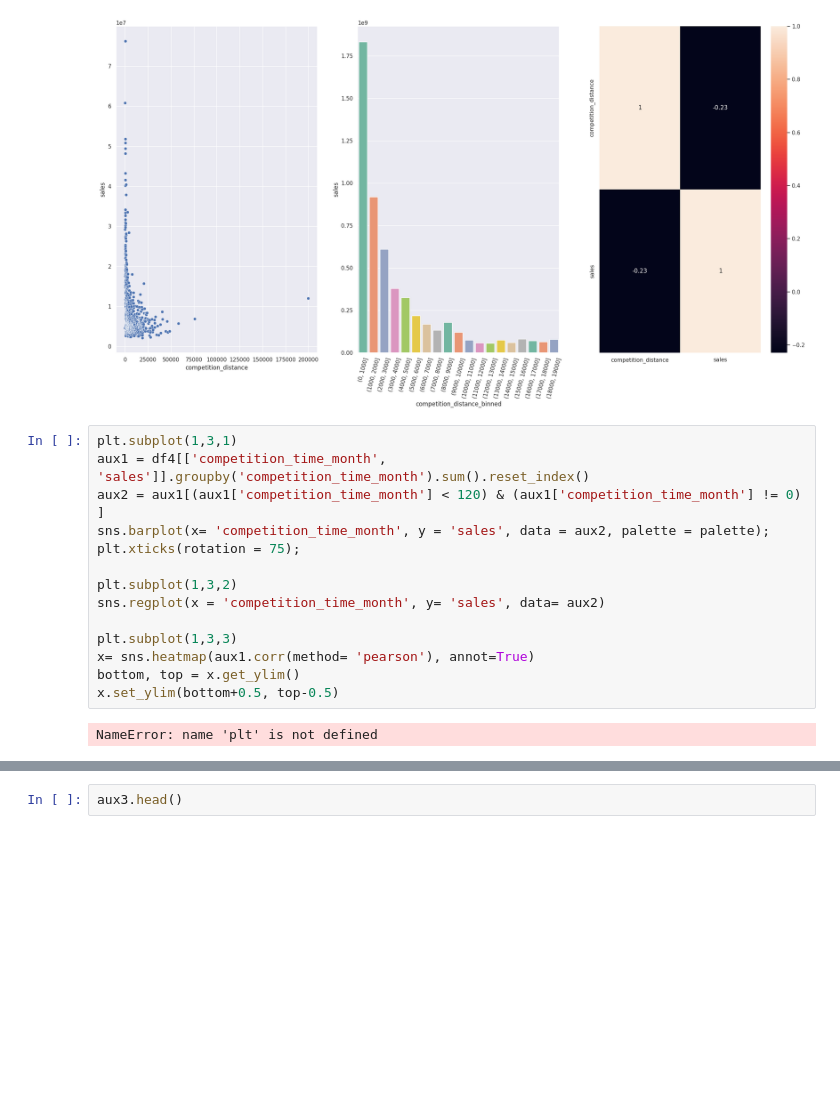
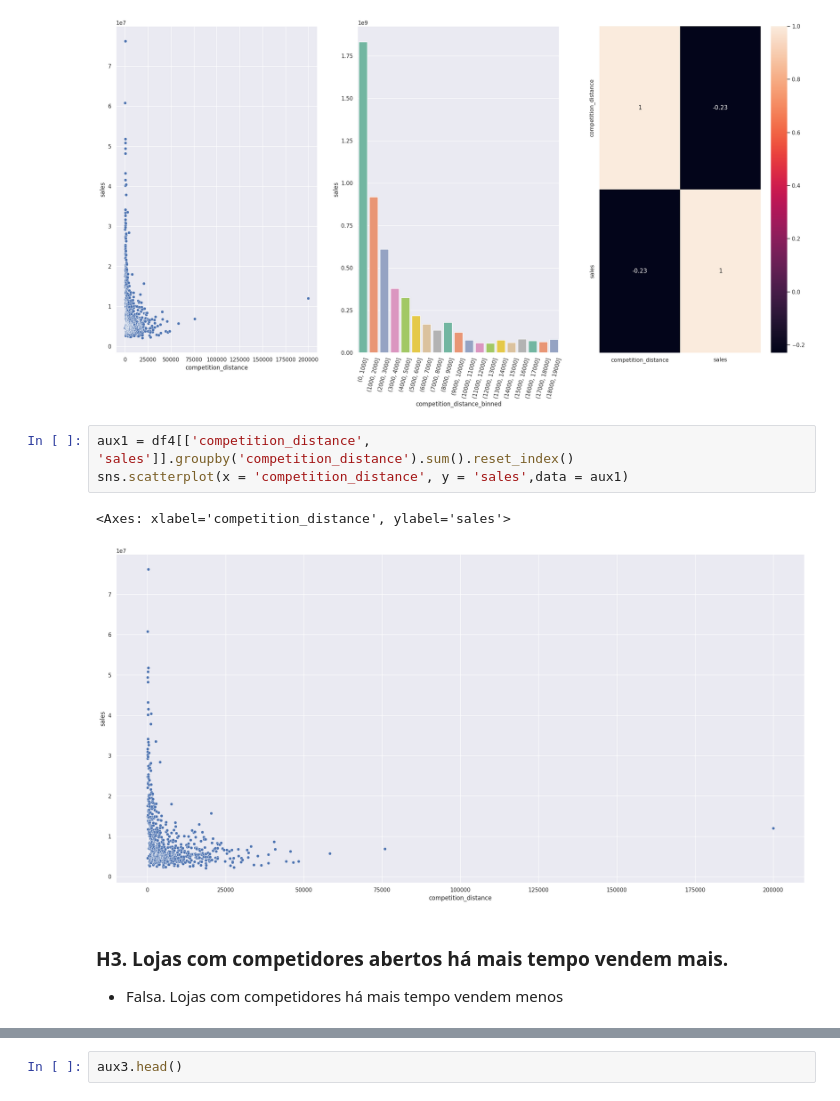
Before and after one commit to fr22/Rossmann_sales_prediction, a Jupyter notebook: store_sales_prediction.ipynb, the cells around one changed output, grey strips where cells are left out. Drawn from its saved outputs; the diff is of its cells as text; blank space fills up the shorter version.

```diff
--- a/store_sales_prediction.ipynb
+++ b/store_sales_prediction.ipynb
@@ -662,19 +683,12 @@ Passing `palette` without assigning `hue` is deprecated and will be removed in v
 The palette list has fewer values (8) than needed (19) and will cycle, which may produce an uninterpretable plot.
   sns.barplot(x = 'competition_distance_binned', y = 'sales', data = aux2, palette = palette);
 [figure]
-# %%
-plt.subplot(1,3,1)
-aux1 = df4[['competition_time_month', 'sales']].groupby('competition_time_month').sum().reset_index()
-aux2 = aux1[(aux1['competition_time_month'] < 120) & (aux1['competition_time_month'] != 0)  ]
-sns.barplot(x= 'competition_time_month', y = 'sales', data = aux2, palette = palette);
-plt.xticks(rotation = 75);
-
-plt.subplot(1,3,2)
-sns.regplot(x = 'competition_time_month', y= 'sales', data= aux2)
-
-plt.subplot(1,3,3)
-x= sns.heatmap(aux1.corr(method= 'pearson'), annot=True)
-bottom, top = x.get_ylim()
-x.set_ylim(bottom+0.5, top-0.5)
-# %% [output]
-NameError: name 'plt' is not defined
+# %%
+aux1 = df4[['competition_distance', 'sales']].groupby('competition_distance').sum().reset_index()
+sns.scatterplot(x = 'competition_distance', y = 'sales',data = aux1)
+# %% [output]
+<Axes: xlabel='competition_distance', ylabel='sales'>
+[figure, added]
+# %% [markdown]
+### H3. Lojas com competidores abertos há mais tempo vendem mais.
+* Falsa. Lojas com competidores há mais tempo vendem menos
```
Also changed, not shown: parts of 8 cells of this notebook.
